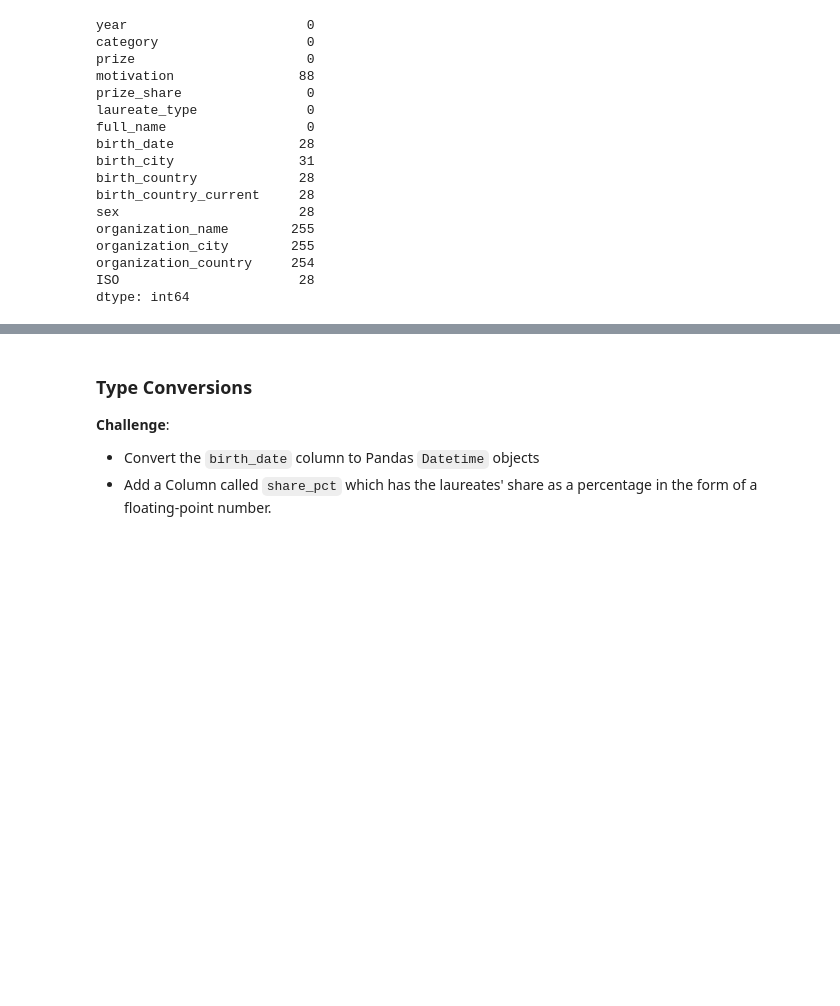
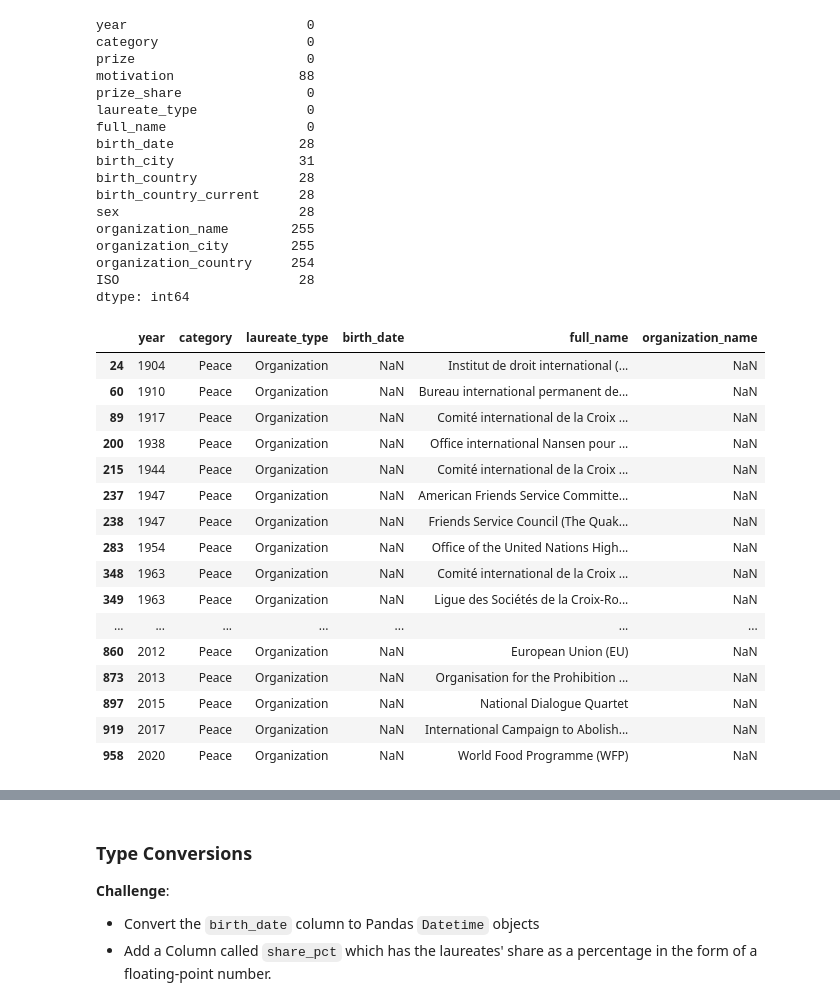
Before and after one commit to ArieKnoester/nobel-laureates-jupyter-notebook, a Jupyter notebook: Nobel_Prize_Analysis.ipynb, the cells around one changed output, grey strips where cells are left out. Drawn from its saved outputs; the diff is of its cells as text; code cells hidden in the pictures; blank space fills up the shorter version.

```diff
--- a/Nobel_Prize_Analysis.ipynb
+++ b/Nobel_Prize_Analysis.ipynb
@@ -138,3 +138,32 @@ organization_city        255
 organization_country     254
 ISO                       28
 dtype: int64
+# %%
+# Some birth days are NaN, since the prize was give to an organization
+col_subset = [
+    'year',
+    'category',
+    'laureate_type',
+    'birth_date',
+    'full_name',
+    'organization_name'
+]
+df_data.loc[df_data.birth_date.isna()][col_subset]
+# %% [output]
+|  | year | category | laureate_type | birth_date | full_name | organization_name |
+| 24 | 1904 | Peace | Organization | NaN | Institut de droit international (... | NaN |
+| 60 | 1910 | Peace | Organization | NaN | Bureau international permanent de... | NaN |
+| 89 | 1917 | Peace | Organization | NaN | Comité international de la Croix ... | NaN |
+| 200 | 1938 | Peace | Organization | NaN | Office international Nansen pour ... | NaN |
+| 215 | 1944 | Peace | Organization | NaN | Comité international de la Croix ... | NaN |
+| 237 | 1947 | Peace | Organization | NaN | American Friends Service Committe... | NaN |
+| 238 | 1947 | Peace | Organization | NaN | Friends Service Council (The Quak... | NaN |
+| 283 | 1954 | Peace | Organization | NaN | Office of the United Nations High... | NaN |
+| 348 | 1963 | Peace | Organization | NaN | Comité international de la Croix ... | NaN |
+| 349 | 1963 | Peace | Organization | NaN | Ligue des Sociétés de la Croix-Ro... | NaN |
+| ... | ... | ... | ... | ... | ... | ... |
+| 860 | 2012 | Peace | Organization | NaN | European Union (EU) | NaN |
+| 873 | 2013 | Peace | Organization | NaN | Organisation for the Prohibition ... | NaN |
+| 897 | 2015 | Peace | Organization | NaN | National Dialogue Quartet | NaN |
+| 919 | 2017 | Peace | Organization | NaN | International Campaign to Abolish... | NaN |
+| 958 | 2020 | Peace | Organization | NaN | World Food Programme (WFP) | NaN |
```
Also changed, not shown: parts of 3 cells of this notebook.
